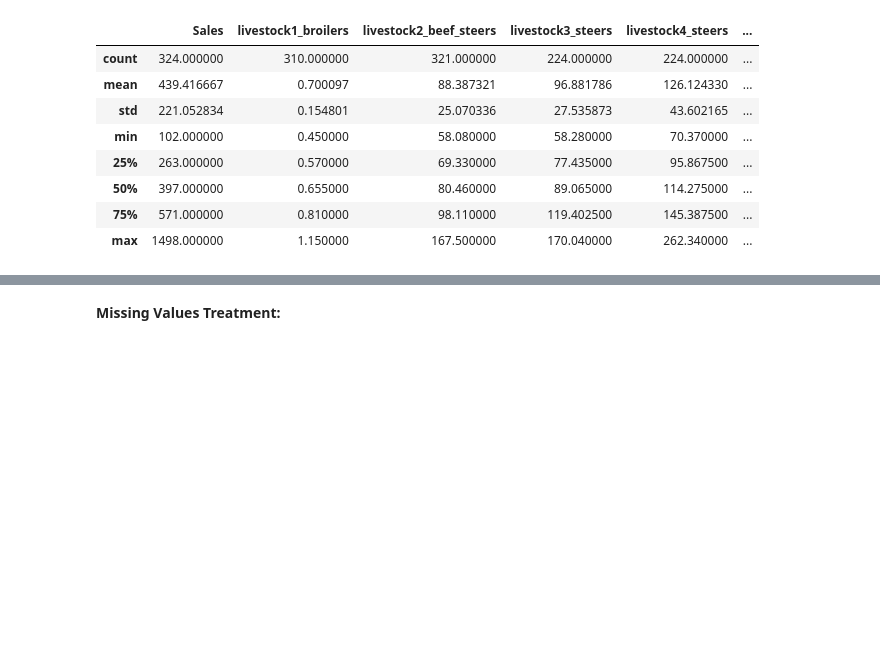
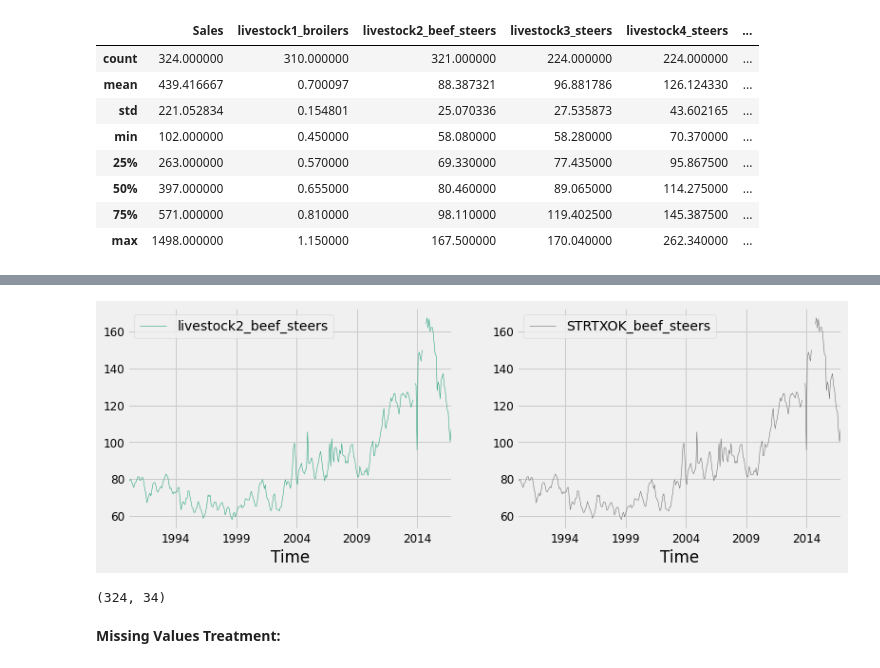
Before and after one commit to ankitaggarwal64/Time-Series-Sales-Forecasting-for-Agricultural-Equipments, a Jupyter notebook: Data_Understanding(EDA).ipynb, the cells around one changed output, grey strips where cells are left out. Cells and saved outputs as stored; diff of their text form; code cells hidden in the pictures; blank space fills up the shorter version.

```diff
--- a/Data_Understanding(EDA).ipynb
+++ b/Data_Understanding(EDA).ipynb
@@ -135,0 +162,7 @@ clean_combined_sales_ind.describe()
+# %%
+# Ploting livestock2_beef_steers and STRTXOK_beef_steers
+plt.style.use("fivethirtyeight")
+ax = clean_combined_sales_ind[["livestock2_beef_steers","STRTXOK_beef_steers"]].plot(subplots= True,linewidth=0.5,layout =(1,2),sharex=False,sharey=False,colormap = "Dark2", figsize=(12,4),fontsize=12)
+plt.show()
+# %% [output]
+[figure, added]
@@ -136,3 +172,8 @@ clean_combined_sales_ind.describe()
+# %%
+#Shape of clean_combined_sales_ind
+clean_combined_sales_ind.shape
+# %% [output]
+(324, 34)
 # %% [markdown]
 **Missing Values Treatment:**
 # %%
```
Also changed, not shown: parts of 7 cells of this notebook.
